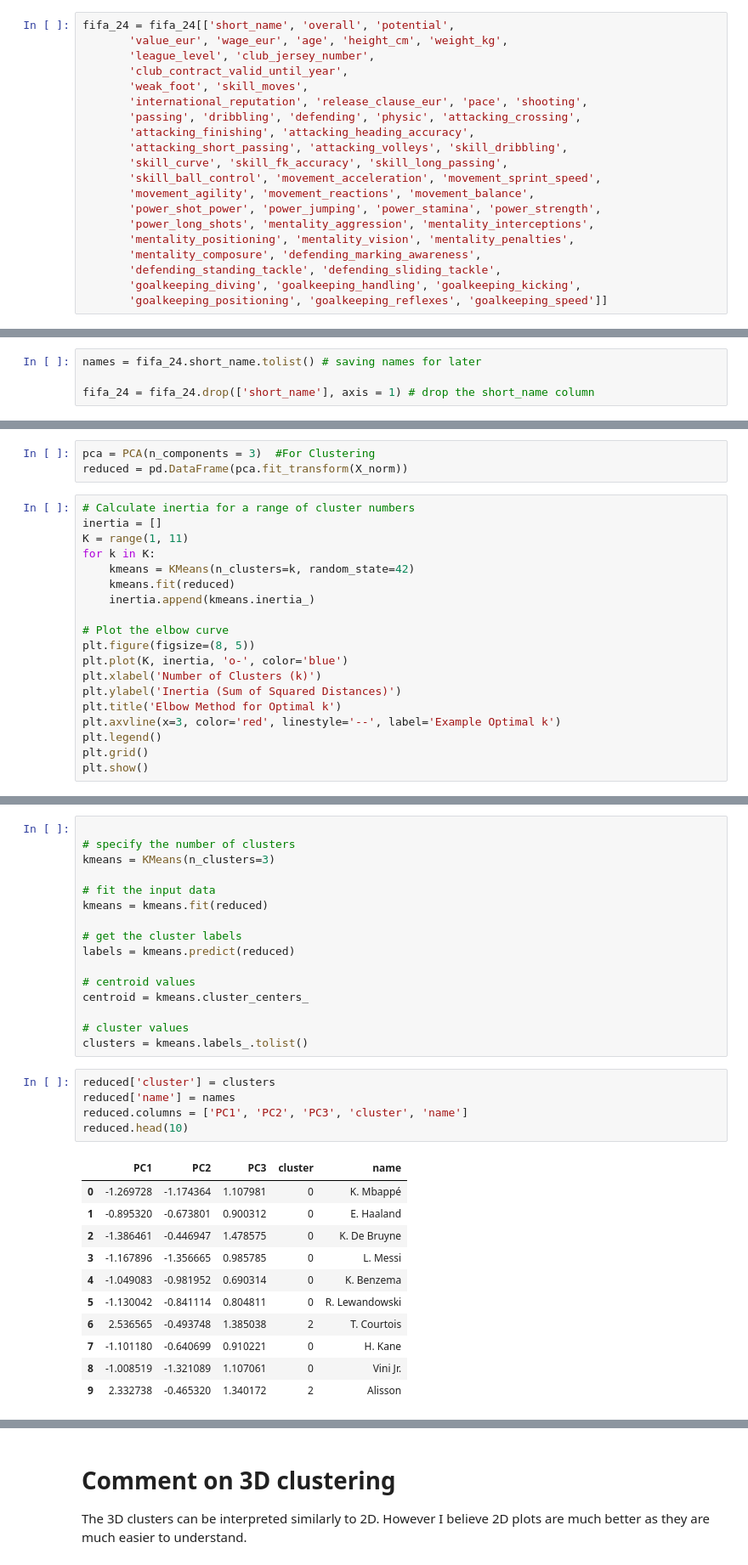
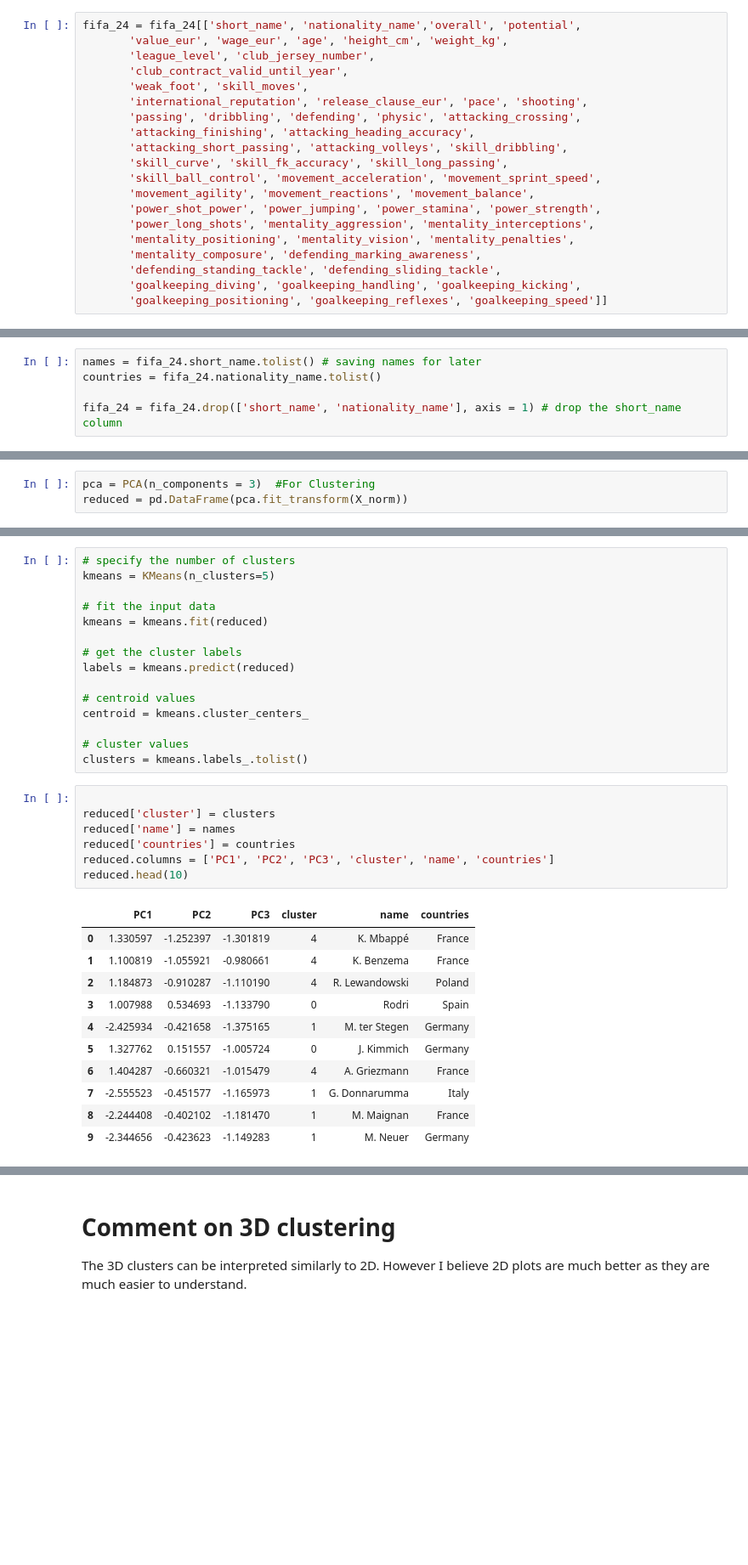
Before and after one commit to rajatdogra/usl, a Jupyter notebook: Clustering_and_DimensionReduction_Project_Rajat_474072.ipynb, the cells around one changed output, grey strips where cells are left out. Shown at 85% size. Saved outputs shown, nothing was run; the diff lists cells and outputs as text; blank space fills up the shorter version.

```diff
--- a/Clustering_and_DimensionReduction_Project_Rajat_474072.ipynb
+++ b/Clustering_and_DimensionReduction_Project_Rajat_474072.ipynb
@@ -167,5 +177,5 @@ plt.title('Top nationalities'.title(), fontsize=15, fontweight="bold");
 # %%
-fifa_24 = fifa_24[['short_name', 'overall', 'potential',
+fifa_24 = fifa_24[['short_name', 'nationality_name','overall', 'potential',
        'value_eur', 'wage_eur', 'age', 'height_cm', 'weight_kg',
        'league_level', 'club_jersey_number',
        'club_contract_valid_until_year',
@@ -216,8 +226,9 @@ I looked through each column (eg. pace, dribbling, goalkeeping_speed, defending
 Based on my data understanding putting in mean for missing values seems reasonable. We could potentially think of better ways to fill the data synthetically, but mean provides a good balance between speed of implementation and quality. (I tested by putting values synthetically, end result was similar)
 # %%
 names = fifa_24.short_name.tolist() # saving names for later
+countries = fifa_24.nationality_name.tolist()
 
-fifa_24 = fifa_24.drop(['short_name'], axis = 1) # drop the short_name column
+fifa_24 = fifa_24.drop(['short_name', 'nationality_name'], axis = 1) # drop the short_name column
 # %%
 fifa_24 = fifa_24.fillna(fifa_24.mean())
 # %% [markdown]
@@ -772,22 +1079,3 @@ While 2 PCA was enougha (covering 65% sum of explained variance), demonstarting
 # %%
 pca = PCA(n_components = 3)  #For Clustering
 reduced = pd.DataFrame(pca.fit_transform(X_norm))
-# %%
-# Calculate inertia for a range of cluster numbers
-inertia = []
-K = range(1, 11)
-for k in K:
-    kmeans = KMeans(n_clusters=k, random_state=42)
-    kmeans.fit(reduced)
-    inertia.append(kmeans.inertia_)
-
-# Plot the elbow curve
-plt.figure(figsize=(8, 5))
-plt.plot(K, inertia, 'o-', color='blue')
-plt.xlabel('Number of Clusters (k)')
-plt.ylabel('Inertia (Sum of Squared Distances)')
-plt.title('Elbow Method for Optimal k')
-plt.axvline(x=3, color='red', linestyle='--', label='Example Optimal k')
-plt.legend()
-plt.grid()
-plt.show()
@@ -796,7 +1082,6 @@ plt.show()
 # %%
-
 # specify the number of clusters
-kmeans = KMeans(n_clusters=3)
+kmeans = KMeans(n_clusters=5)
 
 # fit the input data
 kmeans = kmeans.fit(reduced)
@@ -810,22 +1095,24 @@ centroid = kmeans.cluster_centers_
 # cluster values
 clusters = kmeans.labels_.tolist()
 # %%
+
 reduced['cluster'] = clusters
 reduced['name'] = names
-reduced.columns = ['PC1', 'PC2', 'PC3', 'cluster', 'name']
+reduced['countries'] = countries
+reduced.columns = ['PC1', 'PC2', 'PC3', 'cluster', 'name', 'countries']
 reduced.head(10)
 # %% [output]
-|  | PC1 | PC2 | PC3 | cluster | name |
-| 0 | -1.269728 | -1.174364 | 1.107981 | 0 | K. Mbappé |
-| 1 | -0.895320 | -0.673801 | 0.900312 | 0 | E. Haaland |
-| 2 | -1.386461 | -0.446947 | 1.478575 | 0 | K. De Bruyne |
-| 3 | -1.167896 | -1.356665 | 0.985785 | 0 | L. Messi |
-| 4 | -1.049083 | -0.981952 | 0.690314 | 0 | K. Benzema |
-| 5 | -1.130042 | -0.841114 | 0.804811 | 0 | R. Lewandowski |
-| 6 | 2.536565 | -0.493748 | 1.385038 | 2 | T. Courtois |
-| 7 | -1.101180 | -0.640699 | 0.910221 | 0 | H. Kane |
-| 8 | -1.008519 | -1.321089 | 1.107061 | 0 | Vini Jr. |
-| 9 | 2.332738 | -0.465320 | 1.340172 | 2 | Alisson |
+|  | PC1 | PC2 | PC3 | cluster | name | countries |
+| 0 | 1.330597 | -1.252397 | -1.301819 | 4 | K. Mbappé | France |
+| 1 | 1.100819 | -1.055921 | -0.980661 | 4 | K. Benzema | France |
+| 2 | 1.184873 | -0.910287 | -1.110190 | 4 | R. Lewandowski | Poland |
+| 3 | 1.007988 | 0.534693 | -1.133790 | 0 | Rodri | Spain |
+| 4 | -2.425934 | -0.421658 | -1.375165 | 1 | M. ter Stegen | Germany |
+| 5 | 1.327762 | 0.151557 | -1.005724 | 0 | J. Kimmich | Germany |
+| 6 | 1.404287 | -0.660321 | -1.015479 | 4 | A. Griezmann | France |
+| 7 | -2.555523 | -0.451577 | -1.165973 | 1 | G. Donnarumma | Italy |
+| 8 | -2.244408 | -0.402102 | -1.181470 | 1 | M. Maignan | France |
+| 9 | -2.344656 | -0.423623 | -1.149283 | 1 | M. Neuer | Germany |
 # %%
 import plotly.express as px
 import plotly.graph_objects as go
```
Also changed, not shown: parts of 48 cells of this notebook.
